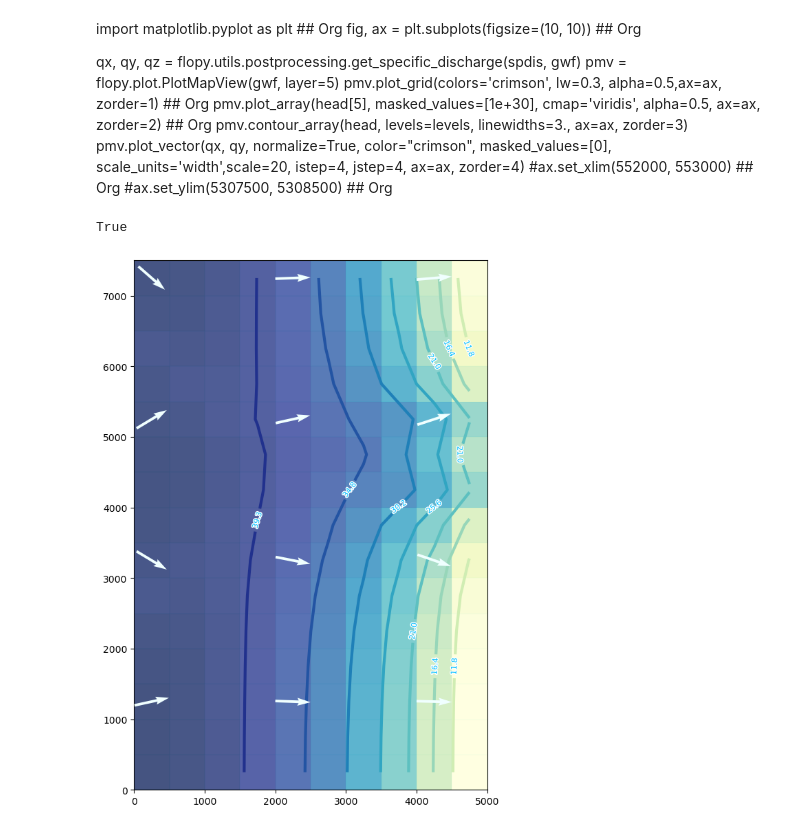
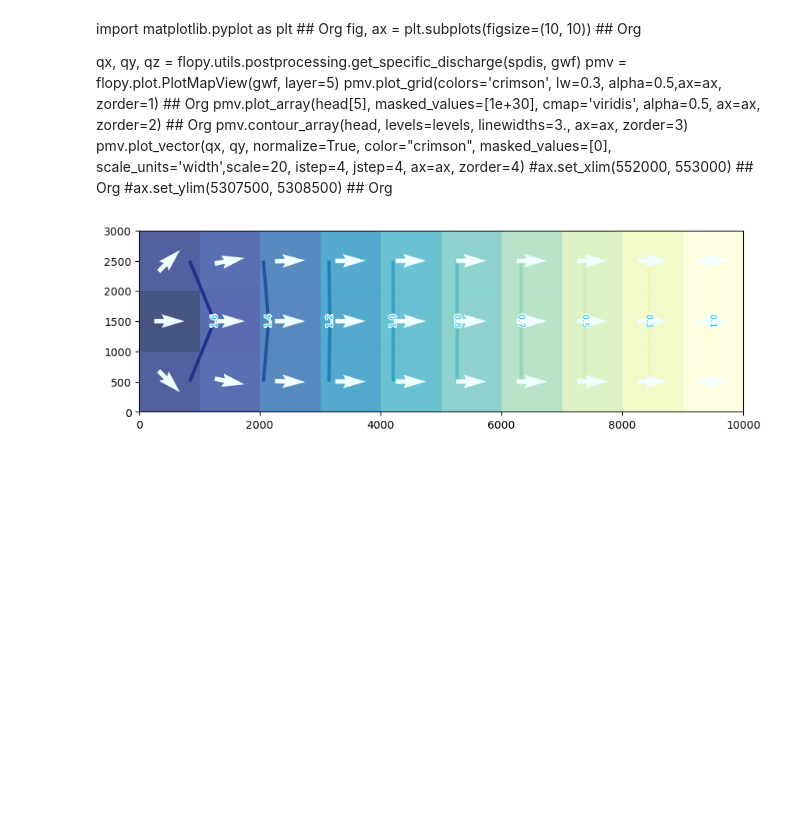
Before and after one commit to hatarilabs/mf6Voronoi, a Jupyter notebook: examples/notebooks/postProcessing/flowDirectionVectors/ex-gwf-fhb/fhb_p5_flowVector.ipynb, the cells around one changed output. Cells and saved outputs as stored; diff of their text form; code cells hidden in the pictures; blank space fills up the shorter version.

```diff
--- a/examples/notebooks/postProcessing/flowDirectionVectors/ex-gwf-fhb/fhb_p5_flowVector.ipynb
+++ b/examples/notebooks/postProcessing/flowDirectionVectors/ex-gwf-fhb/fhb_p5_flowVector.ipynb
@@ -18,7 +20,7 @@ os.listdir('../../../../mf6models')
 # load simulation
 simName = 'mf6Sim' ## Org
 modelName = 'mf6Model' ## Org
-modelWs = '../../../../mf6models/ex-gwf-advtidal' ## Org
+modelWs = '../../../../mf6models/ex-gwf-fhb' ## Org
 sim = flopy.mf6.MFSimulation.load(sim_name=simName, version='mf6', ## Org
                              exe_name='../../../../bin/mf6', ## Org
                              sim_ws=modelWs) ## Org
@@ -69,5 +66,5 @@ sim.model_names
 # %%
-gwf = sim.get_model('ex-gwf-advtidal') ## Org
+gwf = sim.get_model('ex-gwf-fhb') ## Org
 # %%
 head = gwf.output.head().get_data()
 bud = gwf.output.budget()
@@ -126,7 +123,9 @@ backgroundImageDict = {
 }
 # %%
 from mf6Voronoi.tools.graphs2d import FlowVectorGenerator
-FlowVectorGenerator(gwf, layer=1, plotGrid=True)
+FlowVectorGenerator(gwf, layer=0, plotGrid=True,
+                    scale=20,
+                    istep=1,
+                    jstep=1)
 # %% [output]
-True
-[figure, old version]
+[figure, new version]
```
Also changed, not shown: parts of 6 cells of this notebook, 1 other file.
